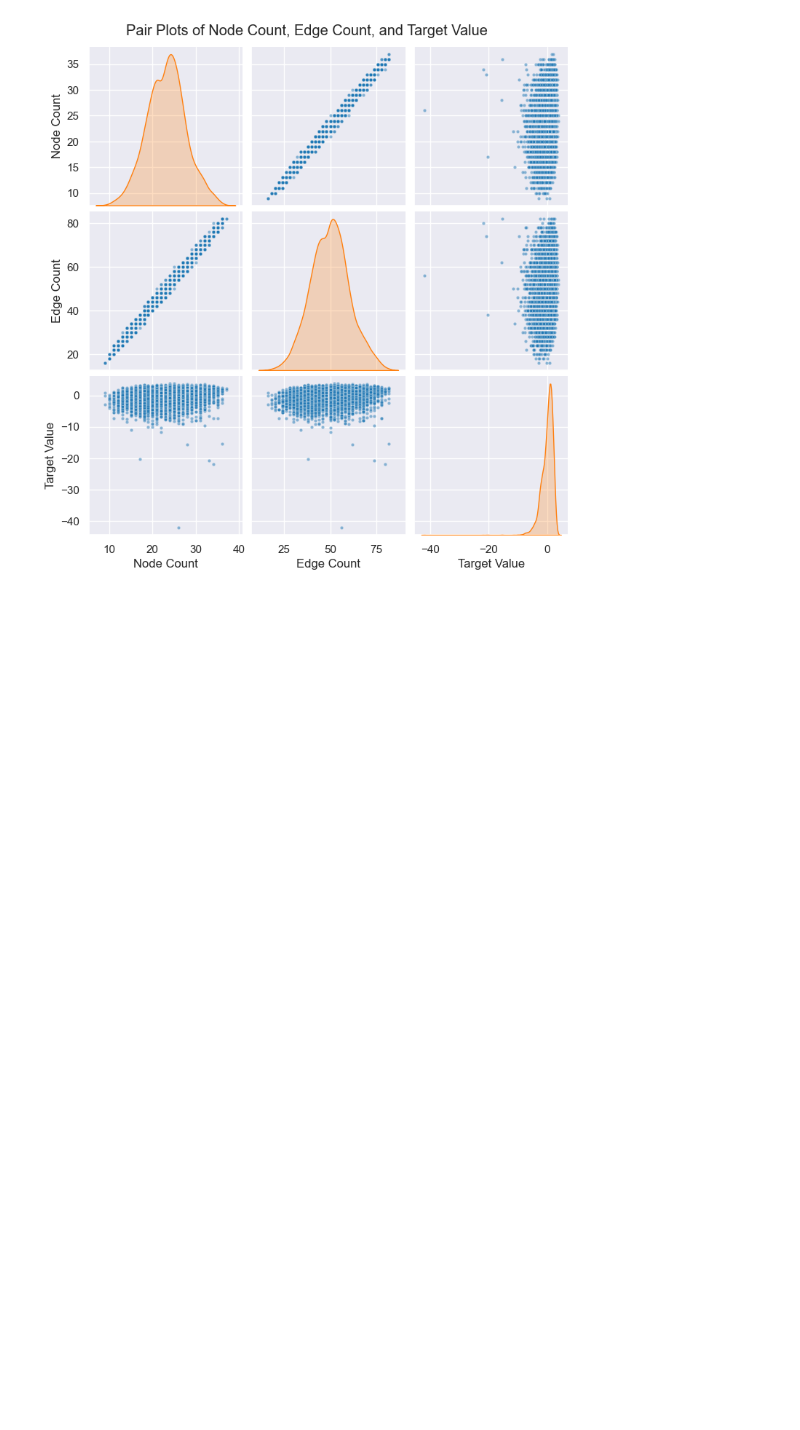
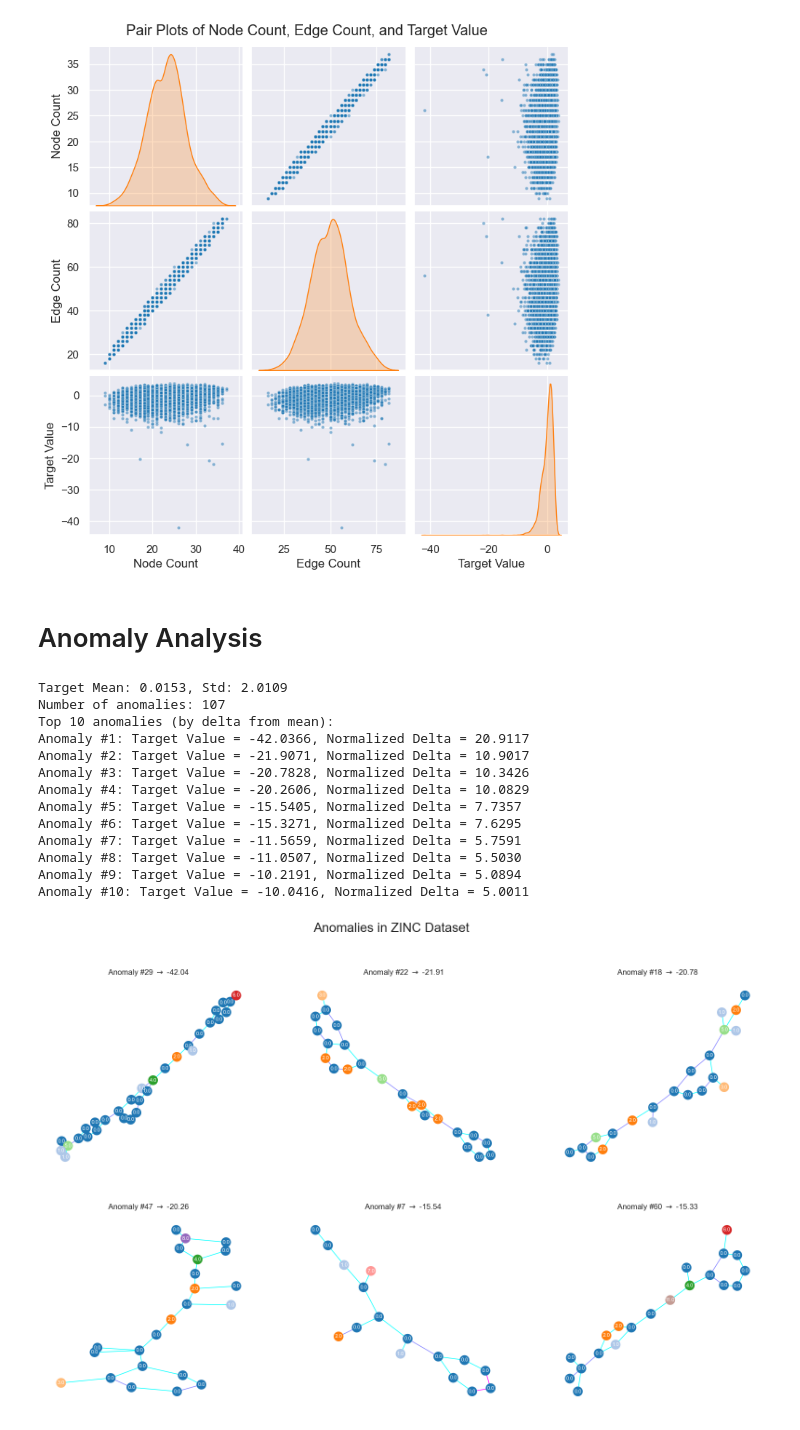
Before and after one commit to PaoloGinefra/ACA_GraphML_Project, a Jupyter notebook: Notebooks/1 - DatasetAnalysis.ipynb, the cells around one changed output. Cells and saved outputs as stored; diff of their text form; code cells hidden in the pictures; blank space fills up the shorter version.

Commit message:
feat: add anomaly plotting

```diff
--- a/Notebooks/1 - DatasetAnalysis.ipynb
+++ b/Notebooks/1 - DatasetAnalysis.ipynb
@@ -135,3 +135,47 @@ plt.suptitle('Pair Plots of Node Count, Edge Count, and Target Value', y=1.02)
 plt.show()
 # %% [output]
 [figure]
+# %% [markdown]
+# Anomaly Analysis
+# %%
+#Extract all the fraph in the training set that have the target more than 3 standard deviations from the mean
+mean = target_values.mean()
+std = target_values.std()
+print(f"Target Mean: {mean:.4f}, Std: {std:.4f}")
+anomalies = dataset[torch.abs(target_values - mean) > 3 * std]
+target_values_anomalies = target_values[torch.abs(target_values - mean) > 3 * std]
+normalized_anomalies = (target_values_anomalies - mean) / std
+abs_normalized_anomalies = torch.abs(normalized_anomalies)
+
+print(f"Number of anomalies: {len(anomalies)}")
+
+#Rank the anomalies by delta from the mean
+anomaly_indices = torch.argsort(abs_normalized_anomalies, descending=True)
+anomaliesRanked = anomalies[anomaly_indices]
+
+print(f"Top 10 anomalies (by delta from mean):")
+for i in range(10):
+    print(f"Anomaly #{i+1}: Target Value = {target_values_anomalies[anomaly_indices[i]]:.4f}, Normalized Delta = {abs_normalized_anomalies[anomaly_indices[i]]:.4f}")
+
+# Plot the anomalies
+fig, axs = plt.subplots(2, 3, figsize=(20, 12))
+fig.suptitle('Anomalies in ZINC Dataset', fontsize=20)
+for i in range(6):
+    n = anomaly_indices[i].item()
+    graph = anomaliesRanked.get(n)
+    plotGraph(graph, title=f'Anomaly #{n} $\\rightarrow$ {target_values_anomalies[n]:.2f}', ax=axs[i // 3, i % 3])
+# %% [output]
+Target Mean: 0.0153, Std: 2.0109
+Number of anomalies: 107
+Top 10 anomalies (by delta from mean):
+Anomaly #1: Target Value = -42.0366, Normalized Delta = 20.9117
+Anomaly #2: Target Value = -21.9071, Normalized Delta = 10.9017
+Anomaly #3: Target Value = -20.7828, Normalized Delta = 10.3426
+Anomaly #4: Target Value = -20.2606, Normalized Delta = 10.0829
+Anomaly #5: Target Value = -15.5405, Normalized Delta = 7.7357
+Anomaly #6: Target Value = -15.3271, Normalized Delta = 7.6295
+Anomaly #7: Target Value = -11.5659, Normalized Delta = 5.7591
+Anomaly #8: Target Value = -11.0507, Normalized Delta = 5.5030
+Anomaly #9: Target Value = -10.2191, Normalized Delta = 5.0894
+Anomaly #10: Target Value = -10.0416, Normalized Delta = 5.0011
+[figure, added]
```
Also changed, not shown: parts of 1 cell of this notebook.
